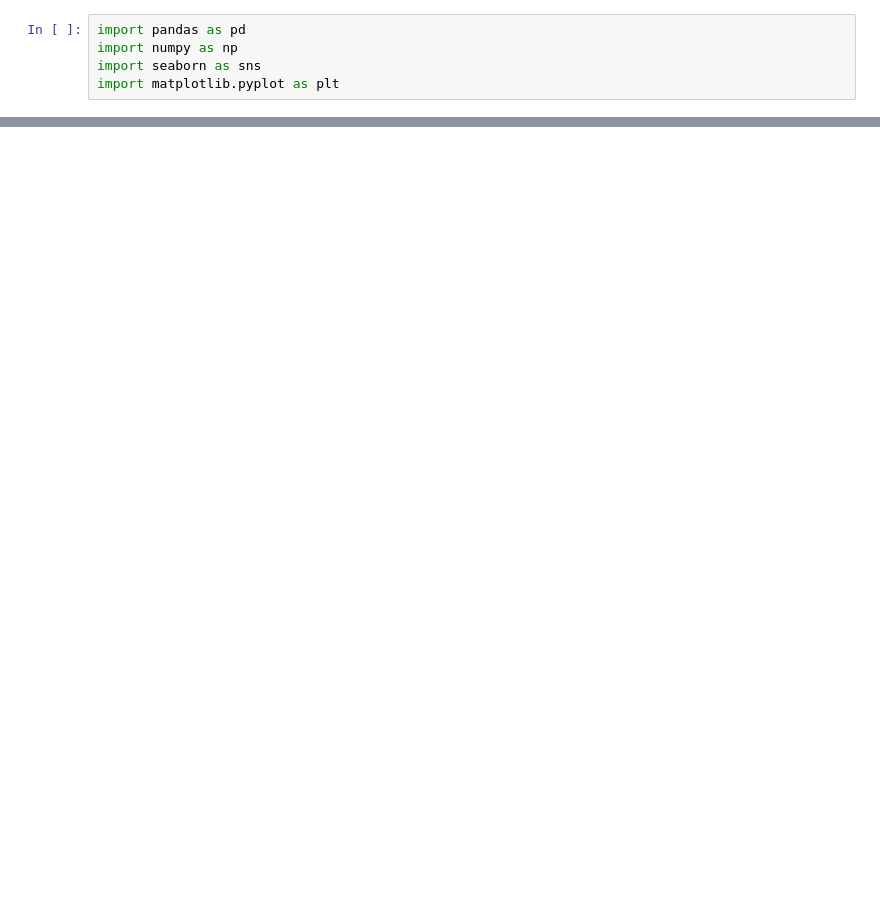
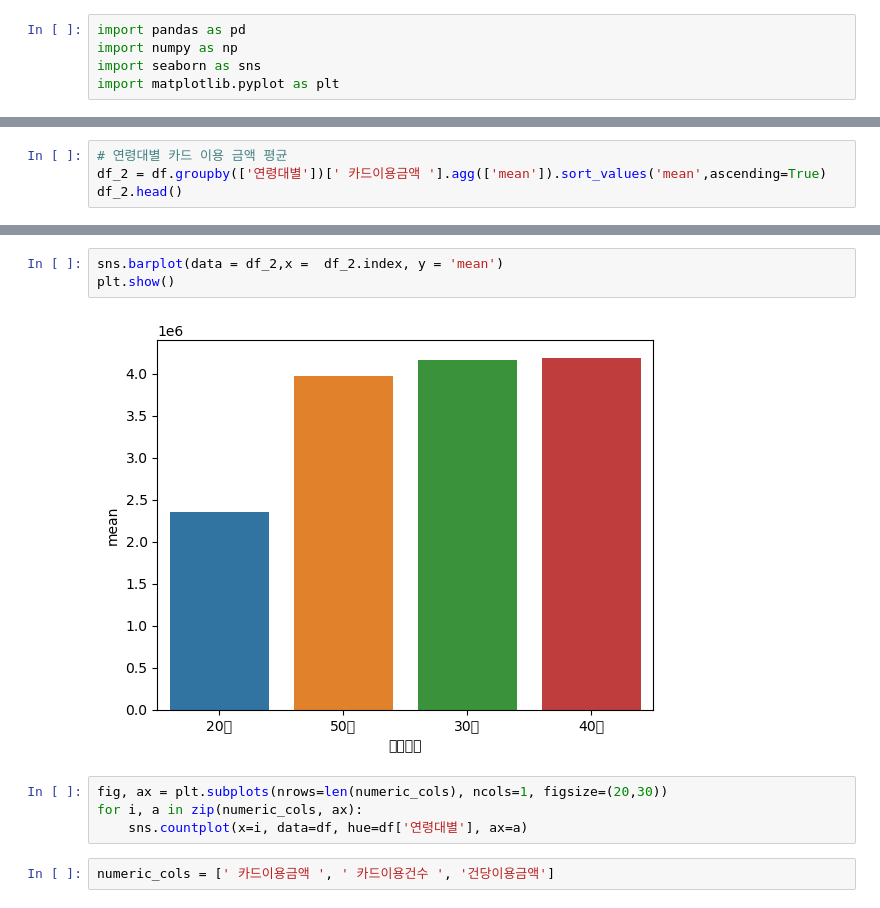
Before and after one commit to wjco/DAStudy-sun2, a Jupyter notebook: juyoung/240128스터디.ipynb, the cells around one changed output, grey strips where cells are left out. Cells and saved outputs as stored; diff of their text form; blank space fills up the shorter version.

```diff
--- a/juyoung/240128스터디.ipynb
+++ b/juyoung/240128스터디.ipynb
@@ -10,0 +90,4 @@ UnicodeDecodeError: 'utf-8' codec can't decode byte 0xb1 in position 0: invalid
+# %%
+# 연령대별 카드 이용 금액 평균
+df_2 = df.groupby(['연령대별'])[' 카드이용금액 '].agg(['mean']).sort_values('mean',ascending=True)
+df_2.head()
@@ -10,0 +101,11 @@ UnicodeDecodeError: 'utf-8' codec can't decode byte 0xb1 in position 0: invalid
+# %%
+sns.barplot(data = df_2,x =  df_2.index, y = 'mean')
+plt.show()
+# %% [output]
+[figure, added]
+# %%
+fig, ax = plt.subplots(nrows=len(numeric_cols), ncols=1, figsize=(20,30))
+for i, a in zip(numeric_cols, ax):
+    sns.countplot(x=i, data=df, hue=df['연령대별'], ax=a)
+# %%
+numeric_cols = [' 카드이용금액 ', ' 카드이용건수 ', '건당이용금액']
```
Also changed, not shown: parts of 9 cells of this notebook.
